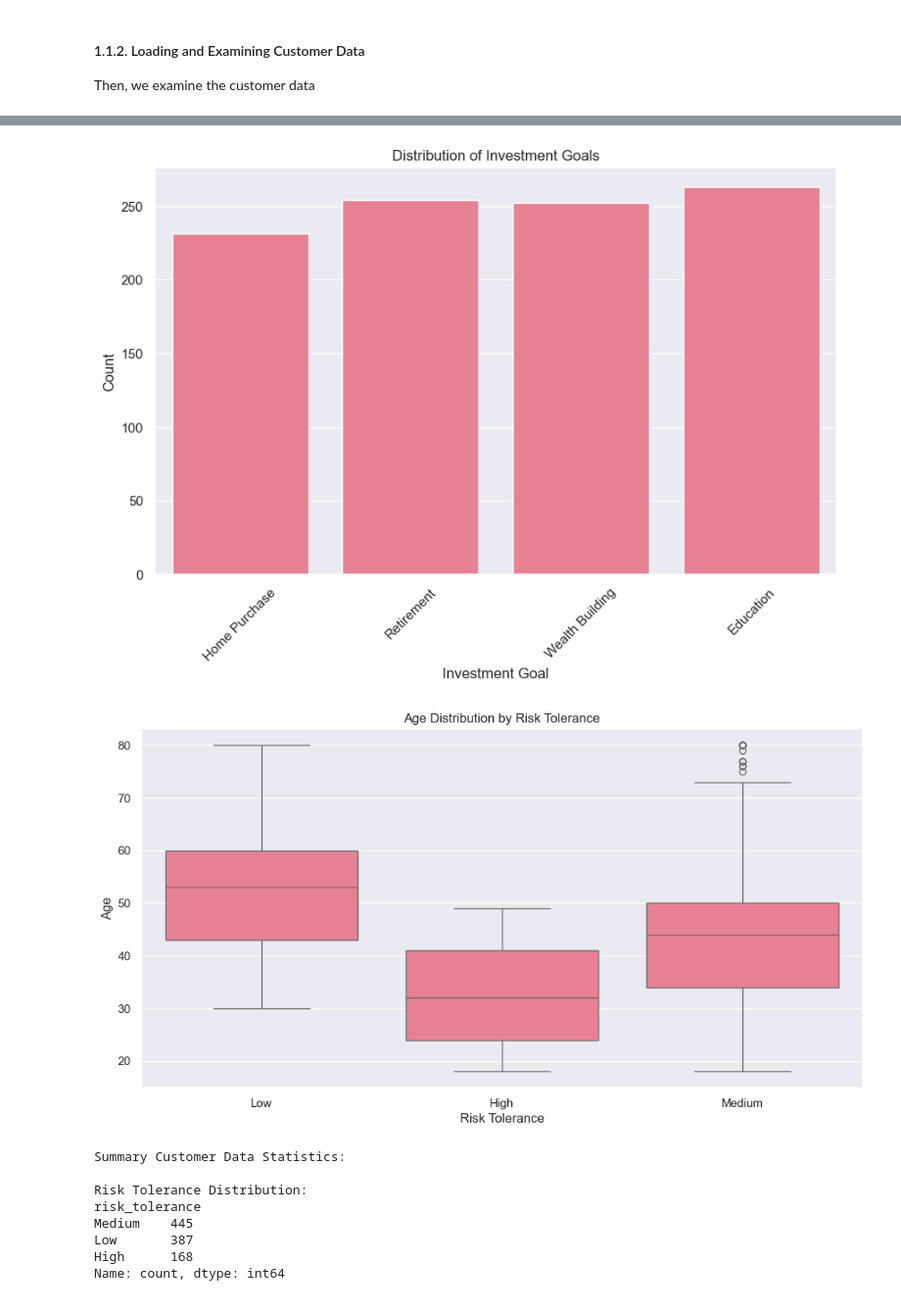
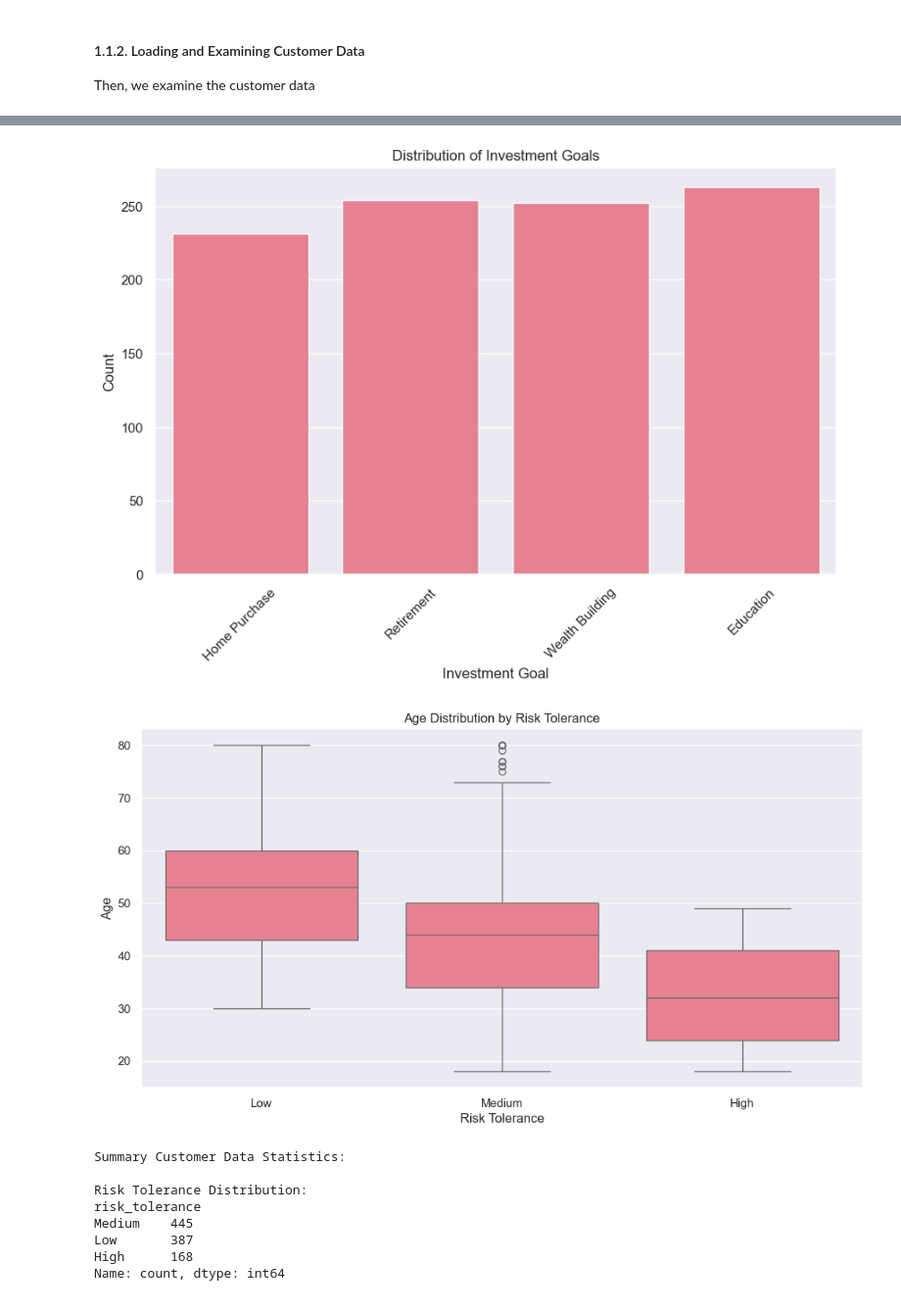
Before and after one commit to ghsaberr/portfolio-optimization-investment-recommendation, a Jupyter notebook: portfolio-optimization-investment-recommendation.ipynb, the cells around one changed output, grey strips where cells are left out. Shown: that part at 98% size. Cells and saved outputs as stored; diff of their text form; code cells hidden in the pictures.

Commit message:
plot refinement

```diff
--- a/portfolio-optimization-investment-recommendation.ipynb
+++ b/portfolio-optimization-investment-recommendation.ipynb
@@ -154,35 +154,35 @@ plt.xlabel('Investment Goal')
 plt.ylabel('Count')
 plt.xticks(rotation=45)
 plt.show()
 
 # Analyze relationship between age and risk tolerance
 plt.figure(figsize=(12, 6))
-sns.boxplot(data=customer_data, x='risk_tolerance', y='age')
+sns.boxplot(data=customer_data, x='risk_tolerance', y='age', order=order)
 plt.title('Age Distribution by Risk Tolerance')
 plt.xlabel('Risk Tolerance')
 plt.ylabel('Age')
 plt.show()
 # %% [output]
 4. Loading and Examining Customer Data...
 Customer Data Shape: (1000, 7)
 
 Customer Data Sample:
    customer_id  age  income risk_tolerance investment_horizon  \
 0            1   52  120532            Low          Long-term
 1            2   42   95065            Low          Long-term
 2            3   54   61686            Low        Medium-term
 3            4   67   43327            Low        Medium-term
 4            5   41   84890           High         Short-term
 
    investment_goal  current_portfolio_value
 ... (14 lines left out)
 75%     750.250000    54.000000   86201.000000            766805.750000
 max    1000.000000    80.000000  200000.000000            999519.000000
 
 5. Creating Customer Data Visualizations...
 [figure]
 [figure]
-[figure, old version]
+[figure, new version]
 # %%
 # Print summary statistics
 print("\nSummary Customer Data Statistics:")
```
